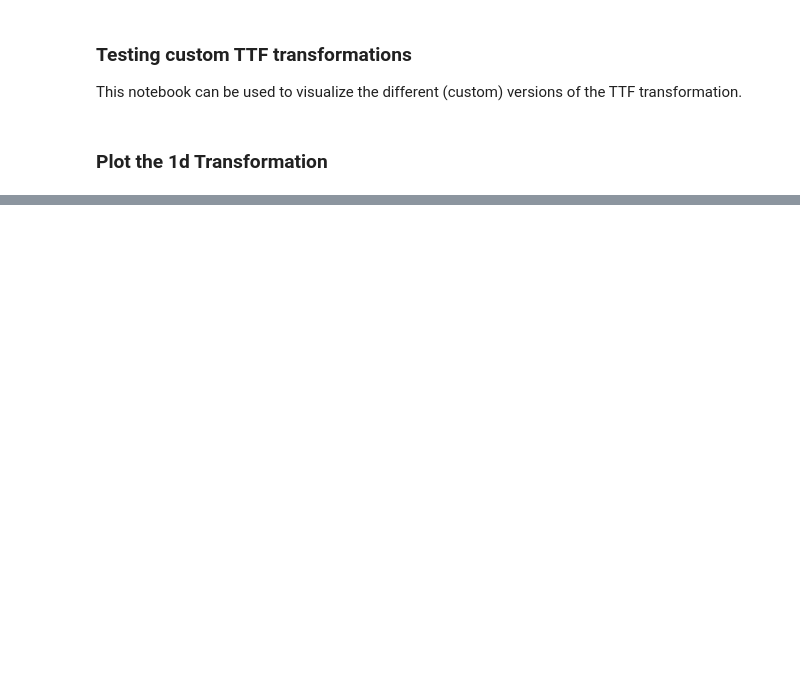
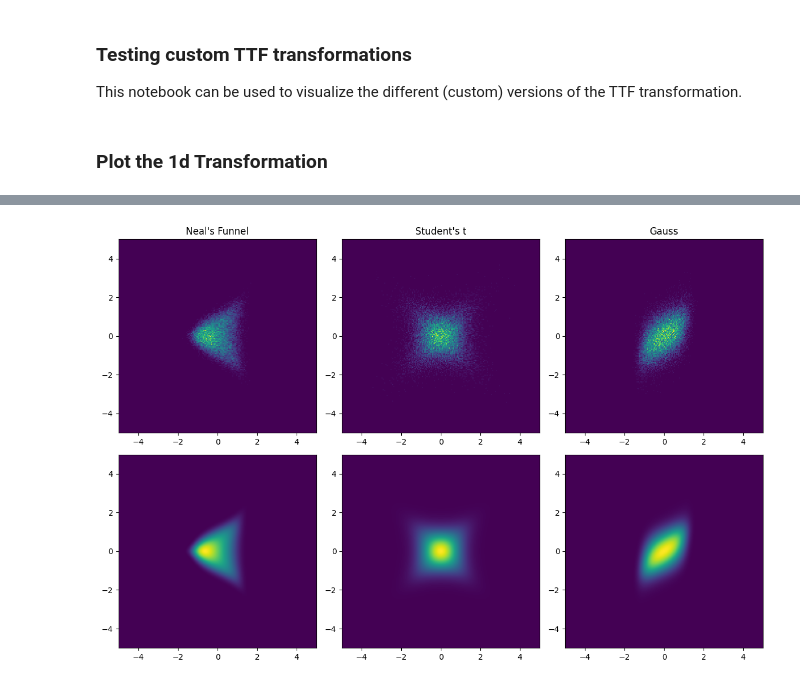
Before and after one commit to Lukas2412/tailnflows, a Jupyter notebook: tailnflows/models/test_transformations.ipynb, the cells around one changed output, grey strips where cells are left out. Drawn from its saved outputs; the diff is of its cells as text; code cells hidden in the pictures; blank space fills up the shorter version.

Commit message:
implement modified ttf trafo for dim>1

```diff
--- a/tailnflows/models/test_transformations.ipynb
+++ b/tailnflows/models/test_transformations.ipynb
@@ -109,0 +186,70 @@ plot_transform(transforms, x_low, x_high)
+# %%
+# Parameters for TTF transformation
+features = 2
+lam_1_pos = 1/df
+lam_1_neg = 1/df
+lam_2_pos = 1/df
+lam_2_neg = 1/df
+shift_1 = 0.0
+shift_2 = 0.0
+scale_1 = 1.0
+scale_2 = 1.0
+mod = 'erfi'
+a_1_pos = 1.0 if mod != "qua" else None
+a_1_neg = -1.0 if mod != "qua" else None
+a_2_pos = 1.0 if mod != "qua" else None
+a_2_neg = -1.0 if mod != "qua" else None
+fix = True
+hd_only = False
+
+trnf = ModifiedTailAffineMarginalTransform(
+    features = features,
+    pos_tail_init = torch.tensor([lam_1_pos, lam_2_pos]),
+    neg_tail_init = torch.tensor([lam_1_neg, lam_2_neg]),
+    shift_init = torch.tensor([shift_1, shift_2]),
+    scale_init = torch.tensor([scale_1, scale_2]),
+    fix = fix,
+    hd_only = hd_only,
+    mod = mod,
+    a_pos = torch.tensor([a_1_pos, a_2_pos]) if a_1_pos is not None and a_2_pos is not None else None,
+    a_neg = torch.tensor([a_1_neg, a_2_neg]) if a_1_neg is not None and a_2_neg is not None else None,
+)
+
+# Inversely transform data samples
+data_neal_trnf = trnf.inverse(data_neal)[0].detach().numpy()
+data_student_trnf = trnf.inverse(data_student)[0].detach().numpy()
+data_gauss_trnf = trnf.inverse(data_gauss)[0].detach().numpy()
+print("data_neal_trnf.shape: ", data_neal_trnf.shape)
+print("data_student_trnf.shape: ", data_student_trnf.shape)
+print("data_gauss_trnf.shape: ", data_gauss_trnf.shape)
+
+# Compute likelihood of inversely transformed distributions
+x, lad = trnf.forward(z)
+log_p_neal_trnf = target_neal.log_prob(x) + lad
+log_p_student_trnf = target_student.log_prob(x) + lad
+log_p_gauss_trnf = target_gauss.log_prob(x) + lad
+print("log_p_neal_trnf.shape: ", log_p_neal_trnf.shape)
+print("log_p_student_trnf.shape: ", log_p_student_trnf.shape)
+print("log_p_gauss_trnf.shape: ", log_p_gauss_trnf.shape)
+likelihood_neal_trnf = torch.exp(log_p_neal_trnf).reshape(grid_size, grid_size).detach().numpy()
+likelihood_student_trnf = torch.exp(log_p_student_trnf).reshape(grid_size, grid_size).detach().numpy()
+likelihood_gauss_trnf = torch.exp(log_p_gauss_trnf).reshape(grid_size, grid_size).detach().numpy()
+print("likelihood_neal_trnf.shape: ", likelihood_neal_trnf.shape)
+print("likelihood_student_trnf.shape: ", likelihood_student_trnf.shape)
+print("likelihood_gauss_trnf.shape: ", likelihood_gauss_trnf.shape)
+
+# Plot inversely transformed likelihoods
+fig, axs = plt.subplots(2, 3, figsize=(12,8))
+axs[0, 0].hist2d(data_neal_trnf[:, 0], data_neal_trnf[:, 1], bins=bins, range=range_hist2d, density=True)
+axs[0, 0].set_title("Neal's Funnel")
+axs[0, 1].hist2d(data_student_trnf[:, 0], data_student_trnf[:, 1], bins=bins, range=range_hist2d, density=True)
+axs[0, 1].set_title("Student's t")
+axs[0, 2].hist2d(data_gauss_trnf[:, 0], data_gauss_trnf[:, 1], bins=bins, range=range_hist2d, density=True)
+axs[0, 2].set_title("Gauss")
+axs[1, 0].imshow(likelihood_neal_trnf, extent=extent_imshow, aspect='auto', origin='lower', cmap='viridis')
+axs[1, 1].imshow(likelihood_student_trnf, extent=extent_imshow, aspect='auto', origin='lower', cmap='viridis')
+axs[1, 2].imshow(likelihood_gauss_trnf, extent=extent_imshow, aspect='auto', origin='lower', cmap='viridis')
+
+plt.tight_layout()
+plt.show()
+# %% [output]
@@ -109,0 +266 @@ plot_transform(transforms, x_low, x_high)
+[figure, added]
```
Also changed, not shown: parts of 6 cells of this notebook, 1 other file.
